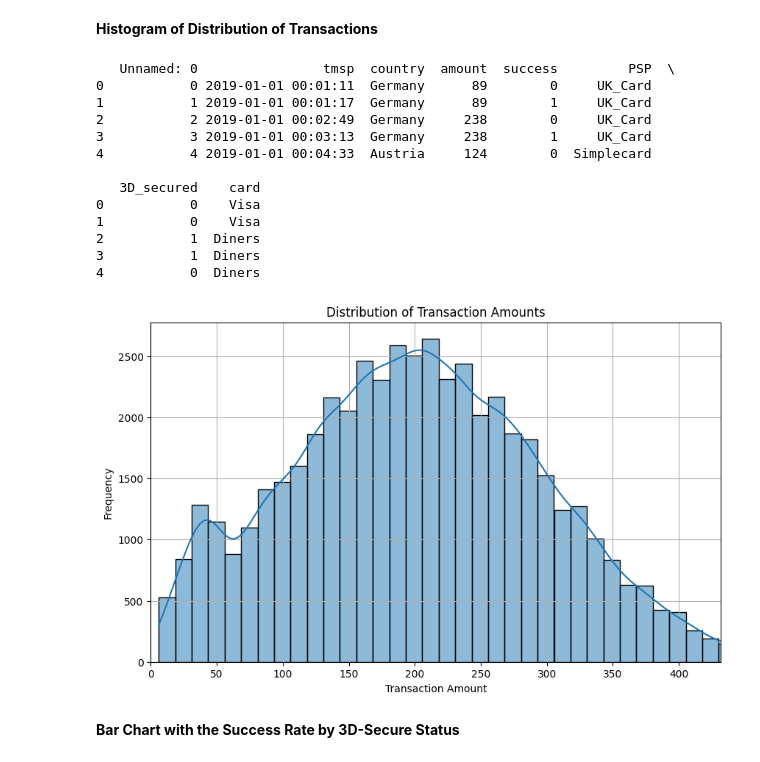
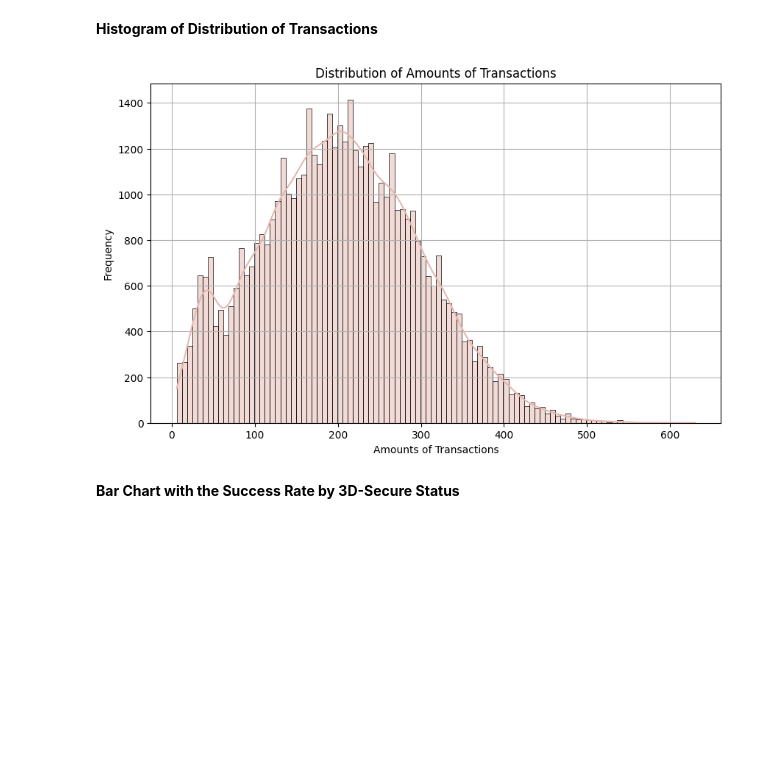
Before and after one commit to imildositoe/predictive_modeling_credit_card_routing, a Jupyter notebook: main.ipynb, the cells around one changed output. Saved outputs shown, nothing was run; the diff lists cells and outputs as text; code cells hidden in the pictures; blank space fills up the shorter version.

```diff
--- a/main.ipynb
+++ b/main.ipynb
@@ -24,28 +24,14 @@ __Histogram of Distribution of Transactions__
 # %%
 # This snippet is for plotting the histogram of transaction amounts
 plt.figure(figsize=(10, 6))
-sns.histplot(df['amount'], bins=50, kde=True)
-plt.title('Distribution of Transaction Amounts')
-plt.xlabel('Transaction Amount')
+sns.histplot(df['amount'], bins=100, kde=True, color='#e6b8af')
+plt.title('Distribution of Amounts of Transactions')
+plt.grid(True)
+plt.xlabel('Amounts of Transactions')
 plt.ylabel('Frequency')
-# plt.xlim(0, df['amount'].quantile(0.99))
-plt.grid(True)
 plt.show()
 # %% [output]
-   Unnamed: 0                tmsp  country  amount  success         PSP  \
-0           0 2019-01-01 00:01:11  Germany      89        0     UK_Card
-1           1 2019-01-01 00:01:17  Germany      89        1     UK_Card
-2           2 2019-01-01 00:02:49  Germany     238        0     UK_Card
-3           3 2019-01-01 00:03:13  Germany     238        1     UK_Card
-4           4 2019-01-01 00:04:33  Austria     124        0  Simplecard
-
-   3D_secured    card
-0           0    Visa
-1           0    Visa
-2           1  Diners
-3           1  Diners
-4           0  Diners
-[figure, old version]
+[figure, new version]
 # %% [markdown]
 __Bar Chart with the Success Rate by 3D-Secure Status__
 # %%
```
Also changed, not shown: parts of 4 cells of this notebook.
